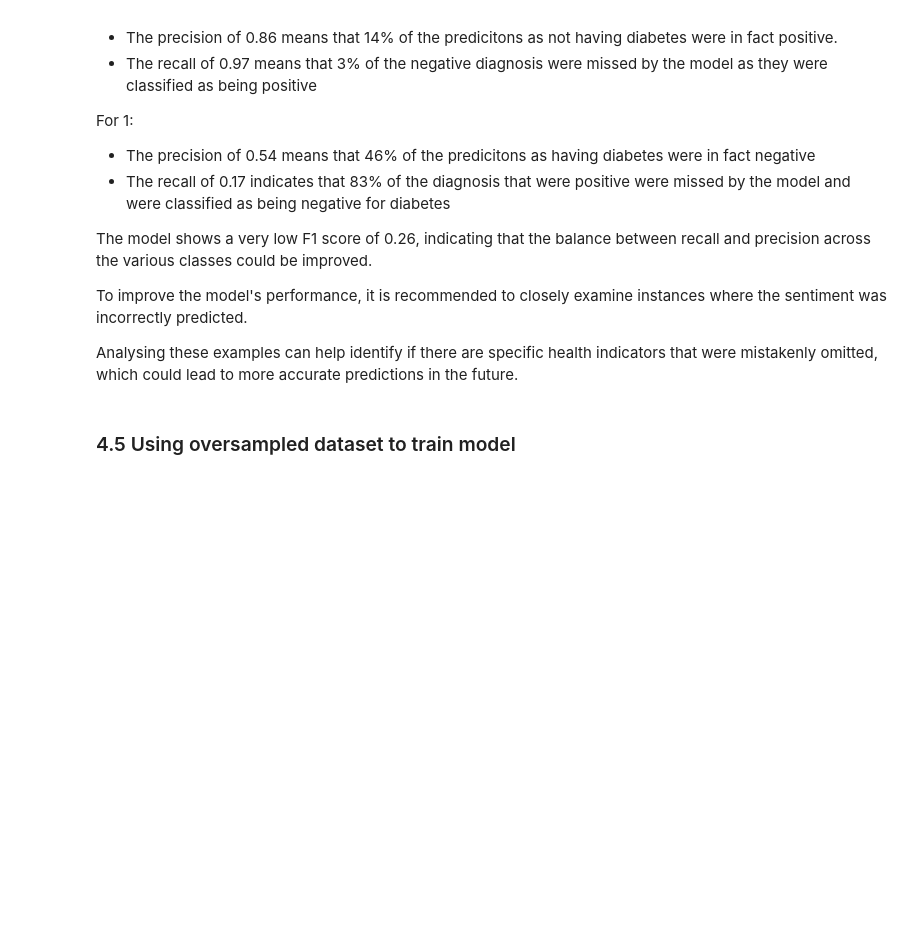
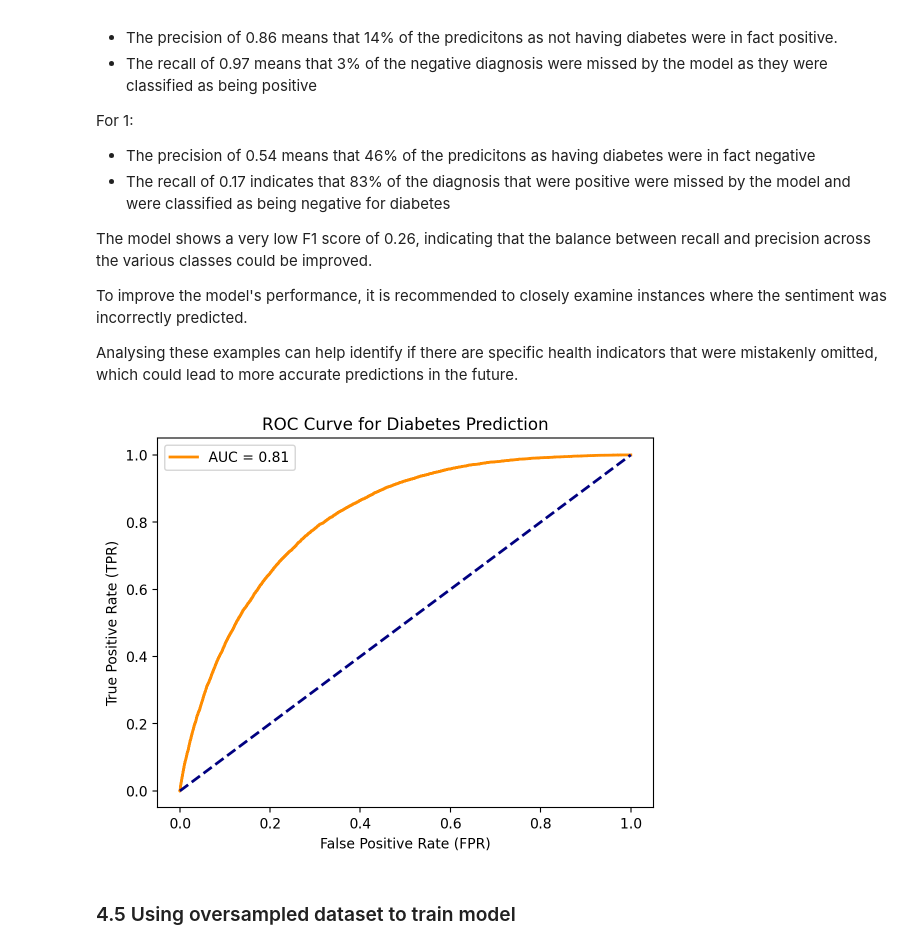
Before and after one commit to diego2017/capstone_disease_predictor, a Jupyter notebook: notebooks/04-log-reg-models.ipynb, the cells around one changed output. Drawn from its saved outputs; the diff is of its cells as text; code cells hidden in the pictures; blank space fills up the shorter version.

```diff
--- a/notebooks/04-log-reg-models.ipynb
+++ b/notebooks/04-log-reg-models.ipynb
@@ -306,6 +307,24 @@ The model shows a very low F1 score of 0.26, indicating that the balance between
 To improve the model's performance, it is recommended to closely examine instances where the sentiment was incorrectly predicted.
 
 Analysing these examples can help identify if there are specific health indicators that were mistakenly omitted, which could lead to more accurate predictions in the future.
+# %%
+# Regenerate scores
+y_proba = unmodified_results['best_estimator'].predict_proba(X_test)[:,1]
+# %%
+fprs, tprs, thresholds = roc_curve(y_test, y_proba)
+roc_auc = roc_auc_score(y_test, y_proba)
+
+plt.figure()
+plt.plot(fprs, tprs, color='darkorange',
+         lw=2, label='AUC = %0.2f' % roc_auc)
+plt.plot([0, 1], [0, 1], color='navy', lw=2, linestyle='--')
+plt.xlabel('False Positive Rate (FPR)')
+plt.ylabel('True Positive Rate (TPR)')
+plt.title('ROC Curve for Diabetes Prediction')
+plt.legend(loc="best")
+plt.show()
+# %% [output]
+[figure, added]
 # %% [markdown]
 ### 4.5 Using oversampled dataset to train model
 # %%
```
Also changed, not shown: parts of 6 cells of this notebook.
